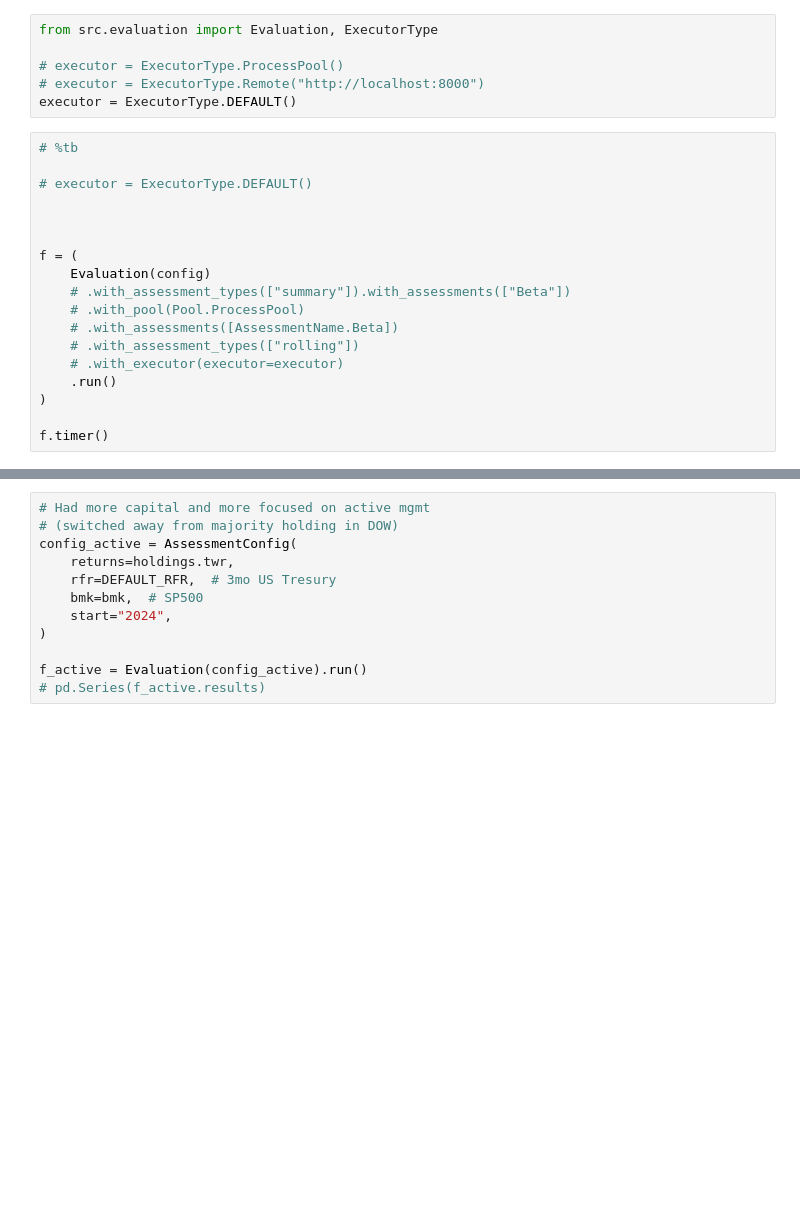
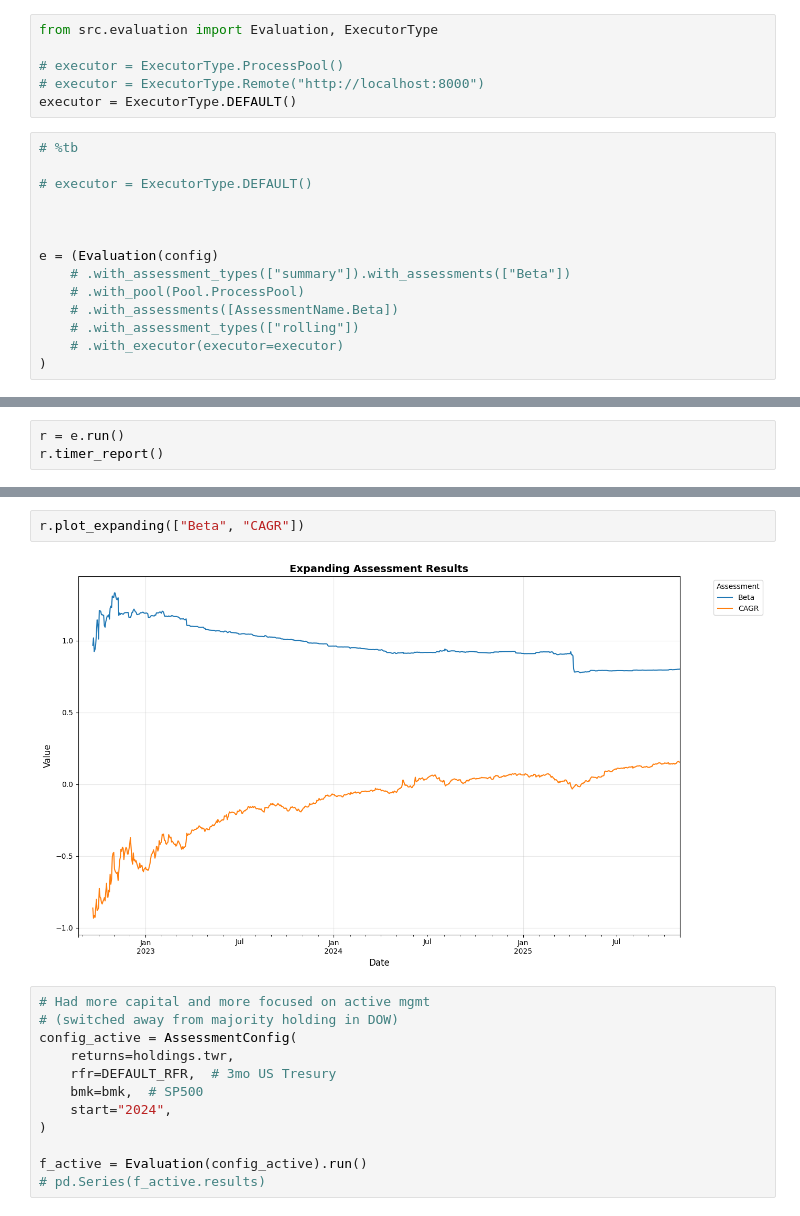
Before and after one commit to abirchLBG/Portfolio, a Jupyter notebook: poc.ipynb, the cells around one changed output, grey strips where cells are left out. Cells and saved outputs as stored; diff of their text form; blank space fills up the shorter version.

```diff
--- a/poc.ipynb
+++ b/poc.ipynb
@@ -180,14 +180,10 @@ executor = ExecutorType.DEFAULT()
 
 
 
-f = (
-    Evaluation(config)
+e = (Evaluation(config)
     # .with_assessment_types(["summary"]).with_assessments(["Beta"])
     # .with_pool(Pool.ProcessPool)
     # .with_assessments([AssessmentName.Beta])
     # .with_assessment_types(["rolling"])
     # .with_executor(executor=executor)
-    .run()
 )
-
-f.timer()
@@ -211,0 +190,3 @@ f.timer()
+# %%
+r = e.run()
+r.timer_report()
@@ -212,3 +231,7 @@ f.timer()
+# %%
+r.plot_expanding(["Beta", "CAGR"])
+# %% [output]
+[figure, added]
 # %%
 # Had more capital and more focused on active mgmt
 # (switched away from majority holding in DOW)
```
Also changed, not shown: parts of 14 cells of this notebook, 5 other files.
